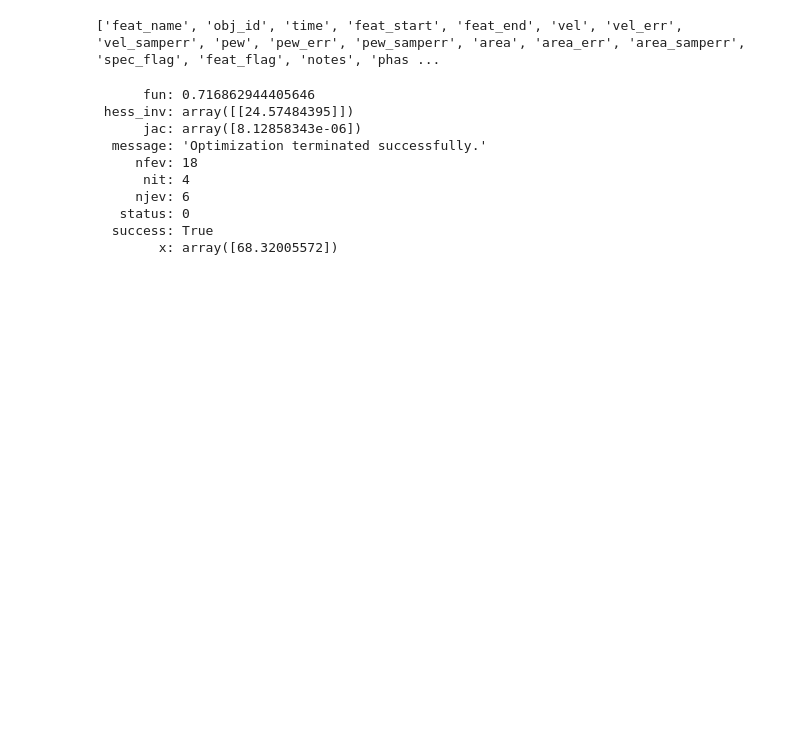
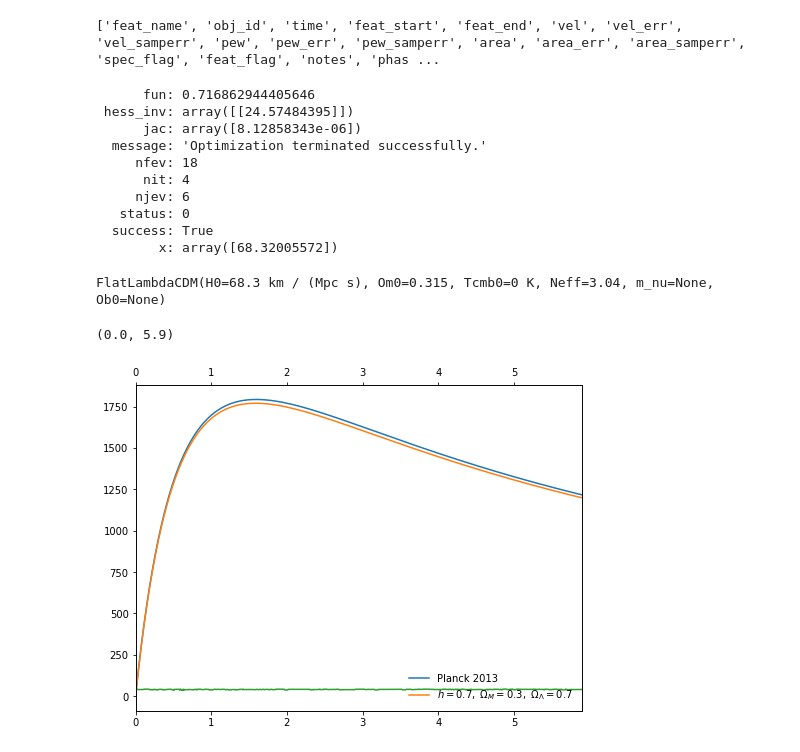
Before and after one commit to mwvgroup/SN-Spectral-Evolution, a Jupyter notebook: notebooks/hubble_resid.ipynb, the cells around one changed output. Saved outputs shown, nothing was run; the diff lists cells and outputs as text; code cells hidden in the pictures; blank space fills up the shorter version.

Commit message:
creating hubble diagram

```diff
--- a/notebooks/hubble_resid.ipynb
+++ b/notebooks/hubble_resid.ipynb
@@ -67,3 +67,33 @@ ho_fit
         x: array([68.32005572])
 # %%
 plot model against actual distance moduli and plot residuals
+# %%
+# creating cosmo model
+our_cosmo = FlatLambdaCDM(H0 = 68.32005572 * u.km / u.s / u.Mpc, Om0=0.315 )
+# %%
+our_cosmo
+# %% [output]
+FlatLambdaCDM(H0=68.3 km / (Mpc s), Om0=0.315, Tcmb0=0 K, Neff=3.04, m_nu=None, Ob0=None)
+# %%
+zvals = np.linspace(0, 6, 801)
+dist = our_cosmo.angular_diameter_distance(zvals)
+ages = np.array([13, 10, 8, 6, 5, 4, 3, 2, 1.5, 1.2, 1])*u.Gyr
+#ageticks = [z_at_value(our_cosmo.age, age) for age in ages]
+# %%
+from astropy.cosmology import Planck13
+dist2 = Planck13.angular_diameter_distance(zvals)
+
+fig = plt.figure(figsize=(8,6))
+ax = fig.add_subplot(111)
+ax.plot(zvals, dist2, label='Planck 2013')
+ax.plot(zvals, dist, label=
+        '$h=0.7,\ \Omega_M=0.3,\ \Omega_\Lambda=0.7$')
+ax.plot(zvals, dist_mod)
+ax.legend(frameon=0, loc='lower right')
+ax2 = ax.twiny()
+zmin, zmax = 0.0, 5.9
+ax.set_xlim(zmin, zmax)
+ax2.set_xlim(zmin, zmax)
+# %% [output]
+(0.0, 5.9)
+[figure, added]
```
Also changed, not shown: parts of 5 cells of this notebook.
